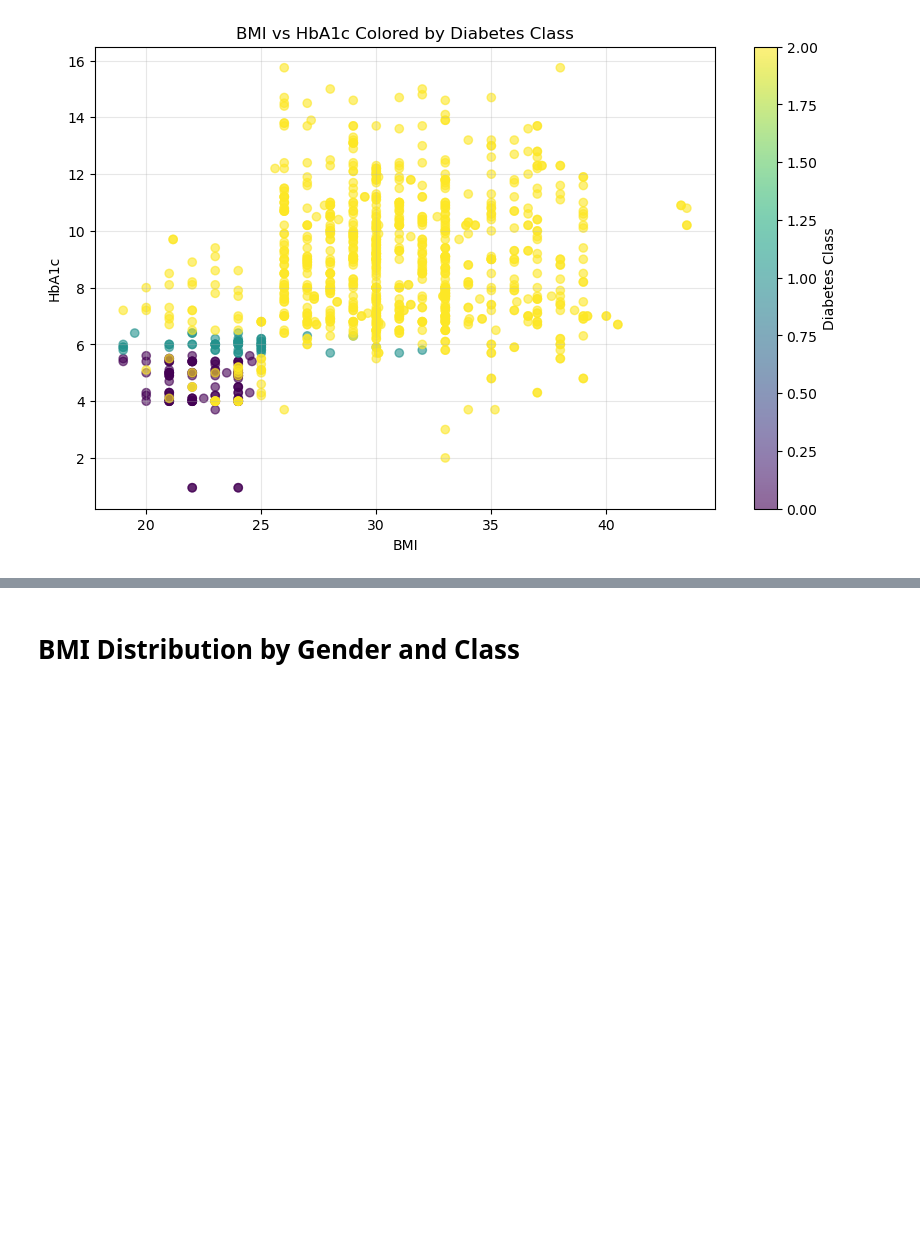
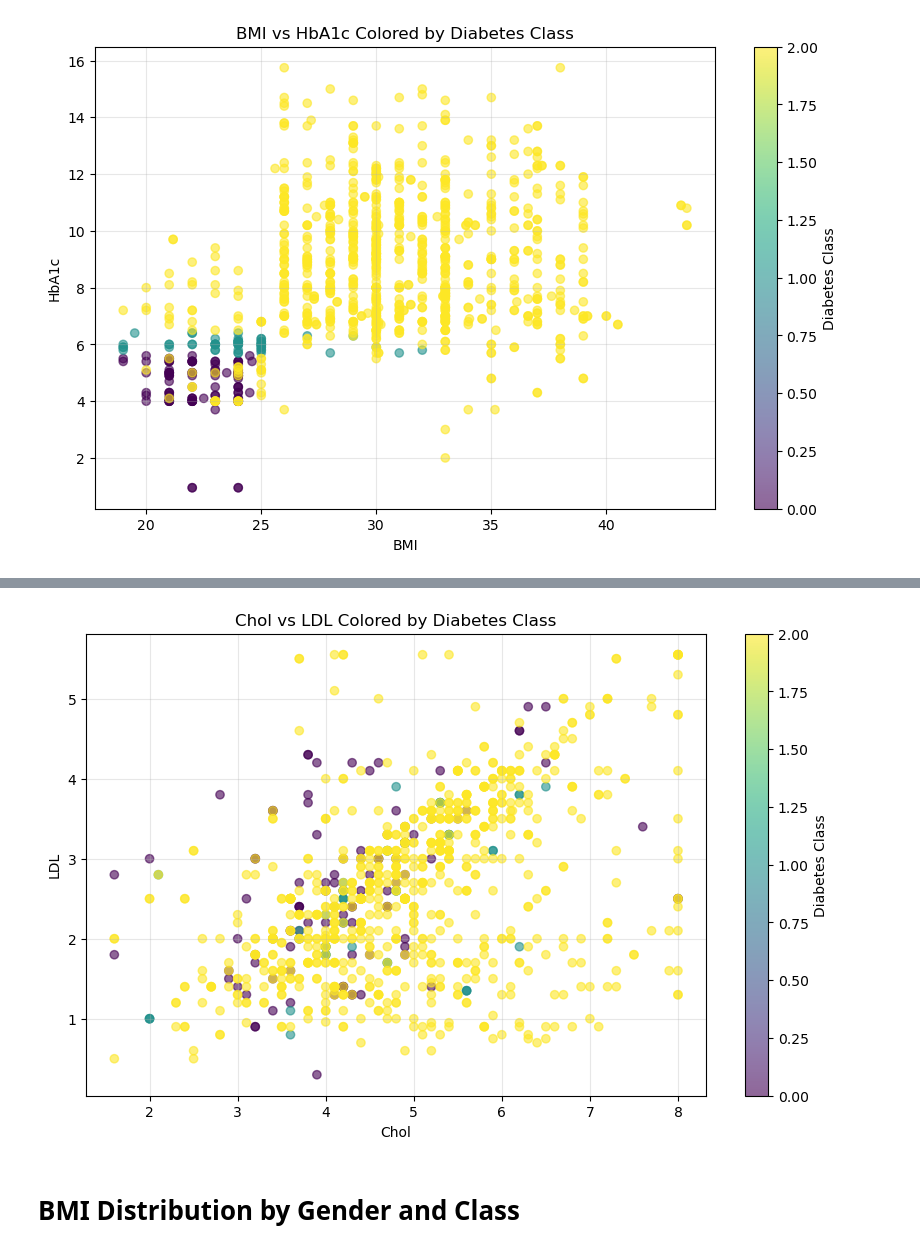
Before and after one commit to abdelrhmanaj/Data_Mining_Project, a Jupyter notebook: Phase_1.ipynb, the cells around one changed output, grey strips where cells are left out. Cells and saved outputs as stored; diff of their text form; code cells hidden in the pictures; blank space fills up the shorter version.

```diff
--- a/Phase_1.ipynb
+++ b/Phase_1.ipynb
@@ -249,3 +260,14 @@ plt.show()
+# %%
+plt.figure(figsize=(10, 6))
+scatter = plt.scatter(db['Chol'], db['LDL'], c=db['CLASS'], cmap='viridis', alpha=0.6)
+plt.colorbar(scatter, label='Diabetes Class')
+plt.xlabel('Chol')
+plt.ylabel('LDL')
+plt.title('Chol vs LDL Colored by Diabetes Class')
+plt.grid(True, alpha=0.3)
+plt.show()
+# %% [output]
+[figure, added]
 # %% [markdown]
 # BMI Distribution by Gender and Class
 # %%
```
Also changed, not shown: parts of 6 cells of this notebook, 4 other files.
